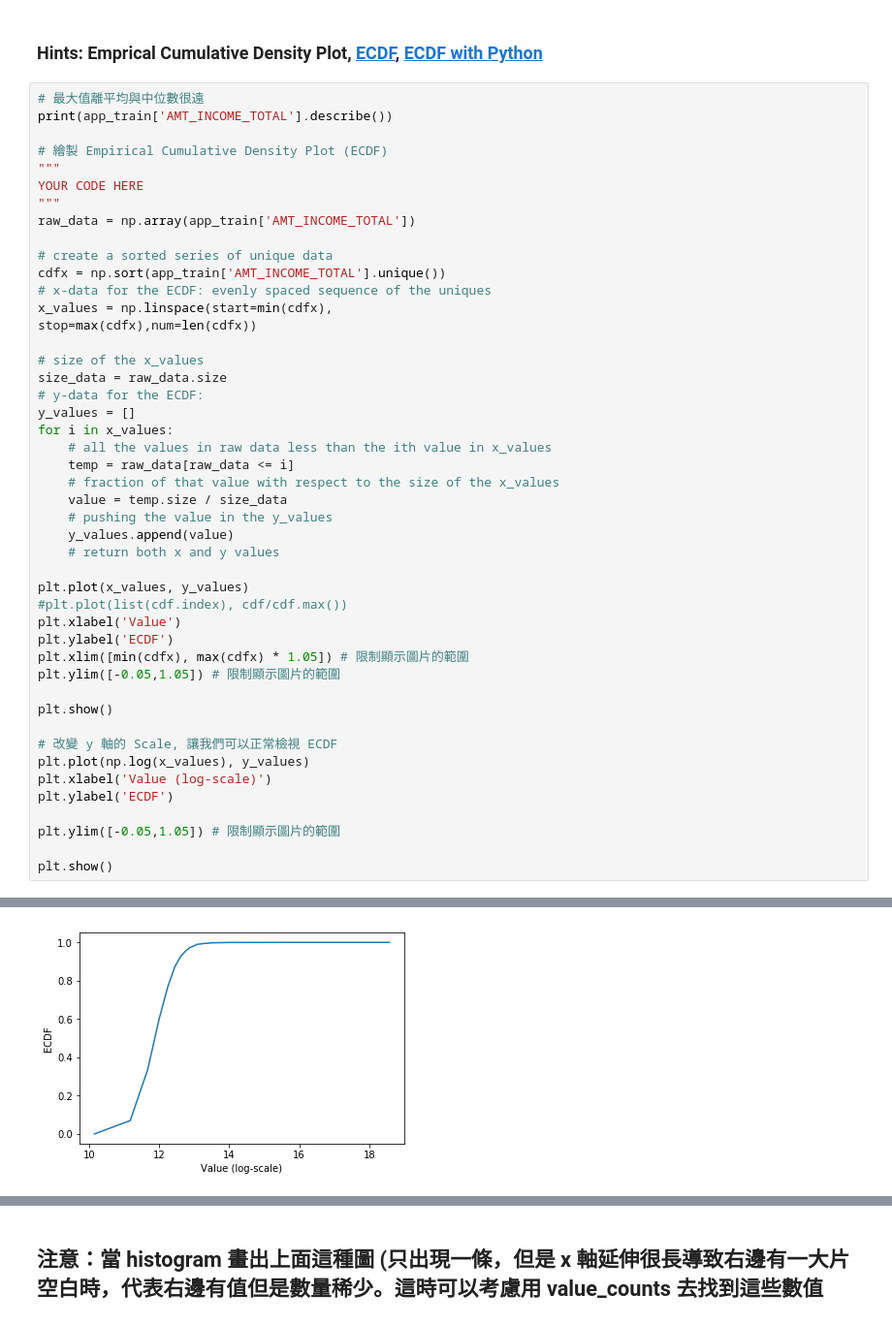
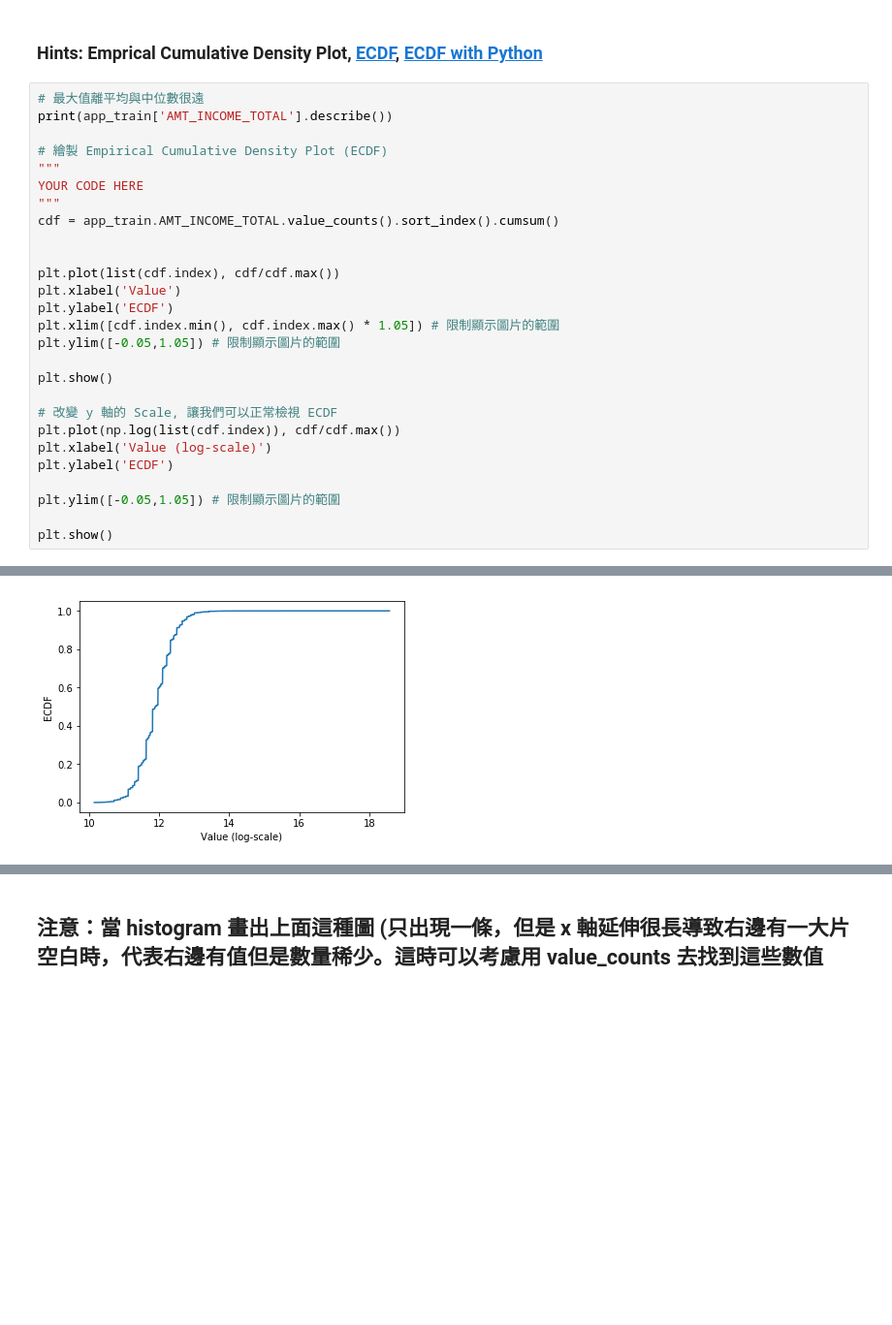
Before and after one commit to bettysmilehahaha/4th-ML100Days, a Jupyter notebook: homework/Day_009_HW.ipynb, the cells around one changed output, grey strips where cells are left out. Shown: that part at 97% size. Cells and saved outputs as stored; diff of their text form; blank space fills up the shorter version.

```diff
--- a/homework/Day_009_HW.ipynb
+++ b/homework/Day_009_HW.ipynb
@@ -87,57 +74,38 @@ print(app_train['AMT_INCOME_TOTAL'].describe())
 # 繪製 Empirical Cumulative Density Plot (ECDF)
 """
 YOUR CODE HERE
 """
-raw_data = np.array(app_train['AMT_INCOME_TOTAL'])
+cdf = app_train.AMT_INCOME_TOTAL.value_counts().sort_index().cumsum()
 
-# create a sorted series of unique data
-cdfx = np.sort(app_train['AMT_INCOME_TOTAL'].unique())
-# x-data for the ECDF: evenly spaced sequence of the uniques
-x_values = np.linspace(start=min(cdfx),
-stop=max(cdfx),num=len(cdfx))
 
-# size of the x_values
-size_data = raw_data.size
-# y-data for the ECDF:
-y_values = []
-for i in x_values:
-    # all the values in raw data less than the ith value in x_values
-    temp = raw_data[raw_data <= i]
-    # fraction of that value with respect to the size of the x_values
-    value = temp.size / size_data
-    # pushing the value in the y_values
-    y_values.append(value)
-    # return both x and y values
-
-plt.plot(x_values, y_values)
-#plt.plot(list(cdf.index), cdf/cdf.max())
+plt.plot(list(cdf.index), cdf/cdf.max())
 plt.xlabel('Value')
 plt.ylabel('ECDF')
-plt.xlim([min(cdfx), max(cdfx) * 1.05]) # 限制顯示圖片的範圍
+plt.xlim([cdf.index.min(), cdf.index.max() * 1.05]) # 限制顯示圖片的範圍
 plt.ylim([-0.05,1.05]) # 限制顯示圖片的範圍
 
 plt.show()
 
 # 改變 y 軸的 Scale, 讓我們可以正常檢視 ECDF
-plt.plot(np.log(x_values), y_values)
+plt.plot(np.log(list(cdf.index)), cdf/cdf.max())
 plt.xlabel('Value (log-scale)')
 plt.ylabel('ECDF')
 
 plt.ylim([-0.05,1.05]) # 限制顯示圖片的範圍
 
 plt.show()
 # %% [output]
 count    3.075110e+05
 mean     1.687979e+05
 std      2.371231e+05
 min      2.565000e+04
 25%      1.125000e+05
 50%      1.471500e+05
 75%      2.025000e+05
 max      1.170000e+08
 Name: AMT_INCOME_TOTAL, dtype: float64
 [figure]
-[figure, old version]
+[figure, new version]
 # %% [markdown]
 ## 補充：Normal dist 的 ECDF
 ![ecdf_normal](https://au.mathworks.com/help/examples/stats/win64/PlotEmpiricalCdfAndCompareWithSamplingDistributionExample_01.png)
```
Also changed, not shown: parts of 3 cells of this notebook.
